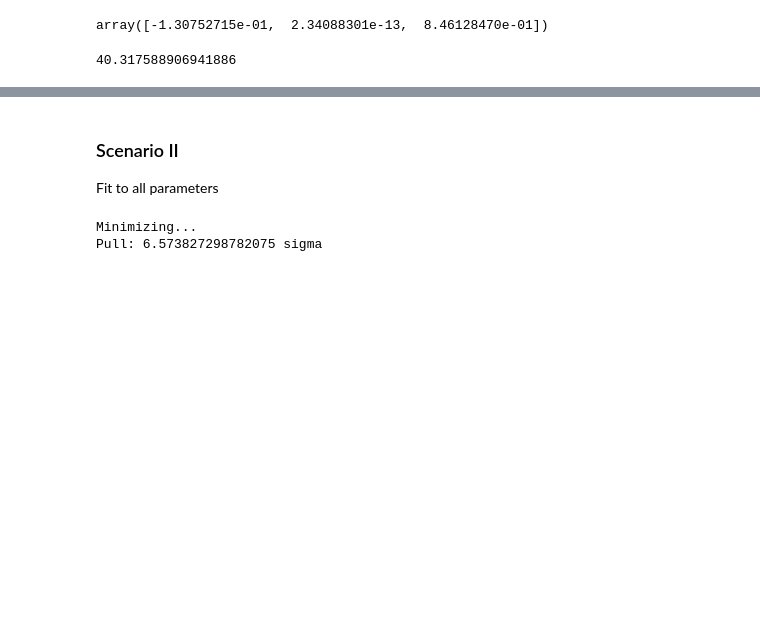
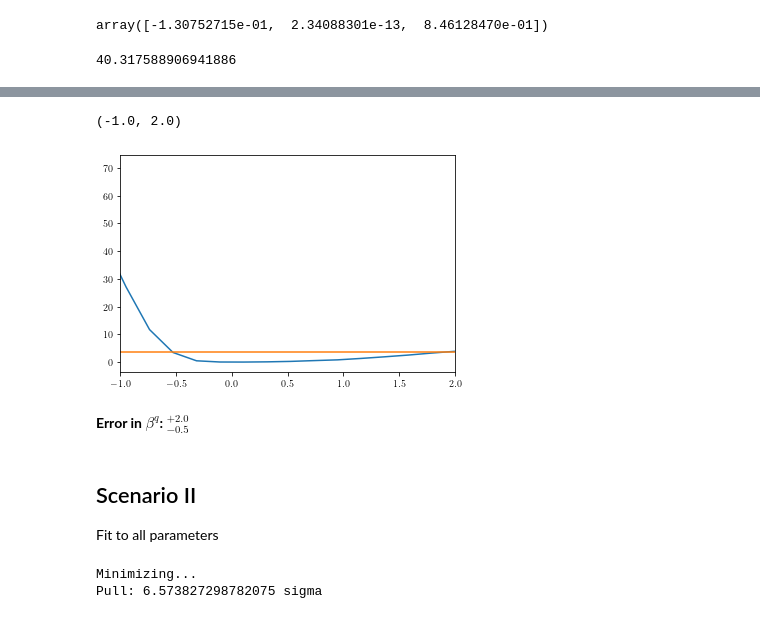
Before and after one commit to Jorge-Alda/SMEFT19, a Jupyter notebook: jupyter/PaperML/01_fits.ipynb, the cells around one changed output, grey strips where cells are left out. Saved outputs shown, nothing was run; the diff lists cells and outputs as text; code cells hidden in the pictures; blank space fills up the shorter version.

```diff
--- a/jupyter/PaperML/01_fits.ipynb
+++ b/jupyter/PaperML/01_fits.ipynb
@@ -26,5 +62,14 @@ SMEFT19.ellipse.save(bf, v, d, L, '../../ellipses/rotBI.yaml', name='Mass Rotati
+# %%
+plt.plot(np.linspace(-2, 2, 20), delta_bq)
+plt.plot([-2, 2], [dchi, dchi])
+plt.xlim([-1,2])
+# %% [output]
+(-1.0, 2.0)
+[figure, added]
+# %% [markdown]
+**Error in $\beta^q$:** ${}^{+2.0}_{-0.5}$
 # %% [markdown]
-### Scenario II
+## Scenario II
 Fit to all parameters
 # %%
 def fit2(x):
```
Also changed, not shown: parts of 31 cells of this notebook, 6 other files.
